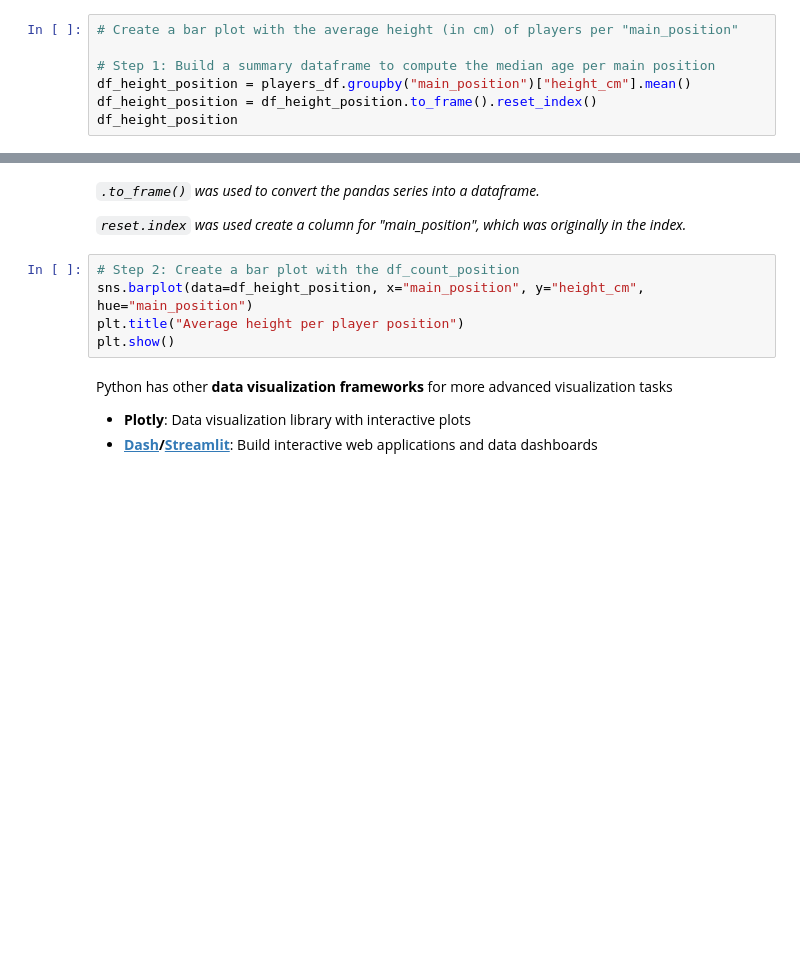
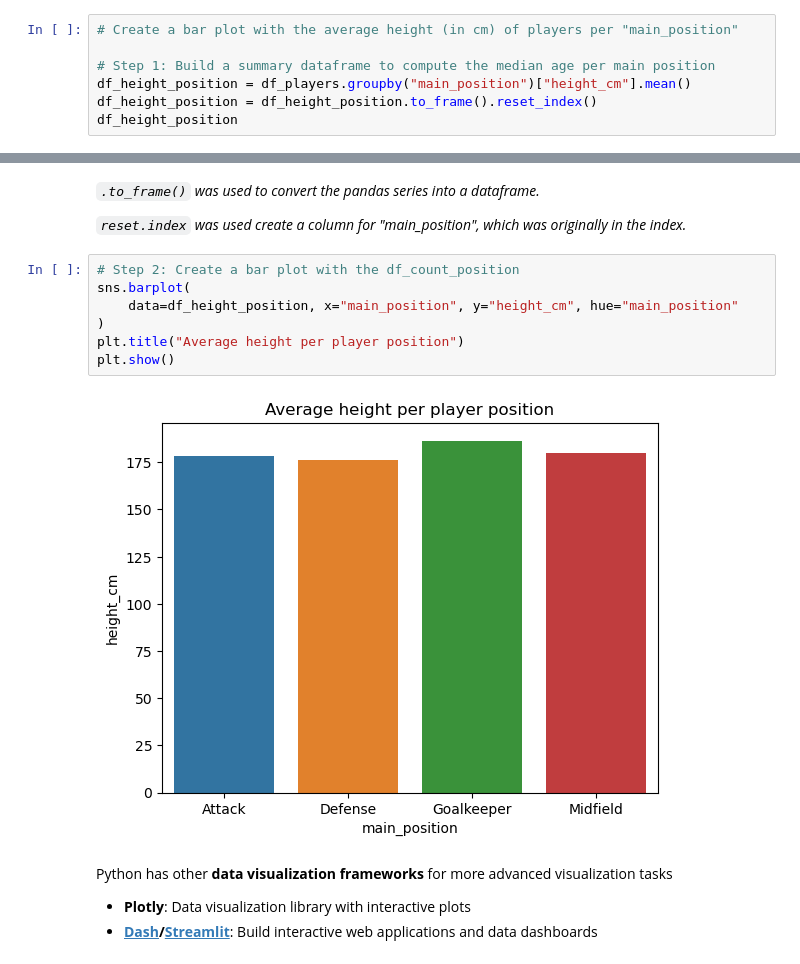
Before and after one commit to waddason/Hi-Paris_bootcamp, a Jupyter notebook: Intermediate_course/Intermediate_Python_DB2024.ipynb, the cells around one changed output, grey strips where cells are left out. Drawn from its saved outputs; the diff is of its cells as text; blank space fills up the shorter version.

```diff
--- a/Intermediate_course/Intermediate_Python_DB2024.ipynb
+++ b/Intermediate_course/Intermediate_Python_DB2024.ipynb
@@ -673,6 +1104,6 @@ plt.show()
 # Create a bar plot with the average height (in cm) of players per "main_position"
 
 # Step 1: Build a summary dataframe to compute the median age per main position
-df_height_position = players_df.groupby("main_position")["height_cm"].mean()
+df_height_position = df_players.groupby("main_position")["height_cm"].mean()
 df_height_position = df_height_position.to_frame().reset_index()
 df_height_position
@@ -682,9 +1119,13 @@ df_height_position
 *`reset.index` was used create a column for "main_position", which was originally in the index.*
 # %%
 # Step 2: Create a bar plot with the df_count_position
-sns.barplot(data=df_height_position, x="main_position", y="height_cm", hue="main_position")
+sns.barplot(
+    data=df_height_position, x="main_position", y="height_cm", hue="main_position"
+)
 plt.title("Average height per player position")
 plt.show()
+# %% [output]
+[figure, added]
 # %% [markdown]
 Python has other **data visualization frameworks** for more advanced visualization tasks
 - **Plotly**: Data visualization library with interactive plots
```
Also changed, not shown: parts of 90 cells of this notebook, 12 other files.
